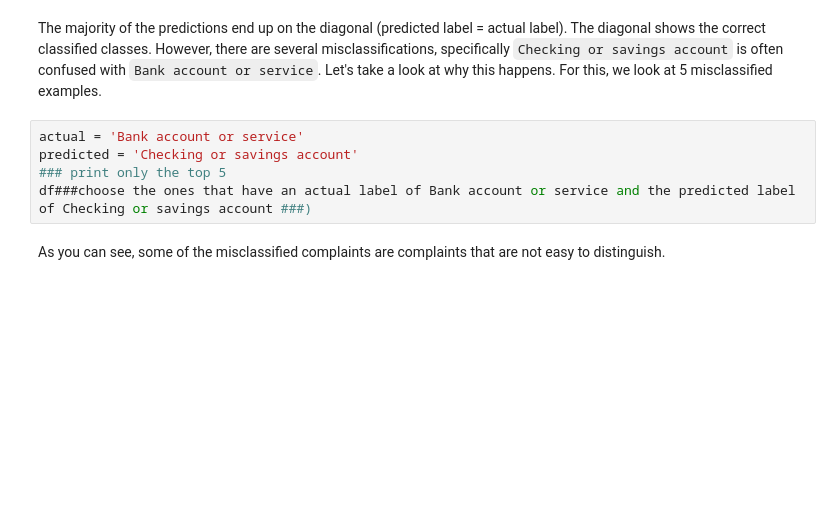
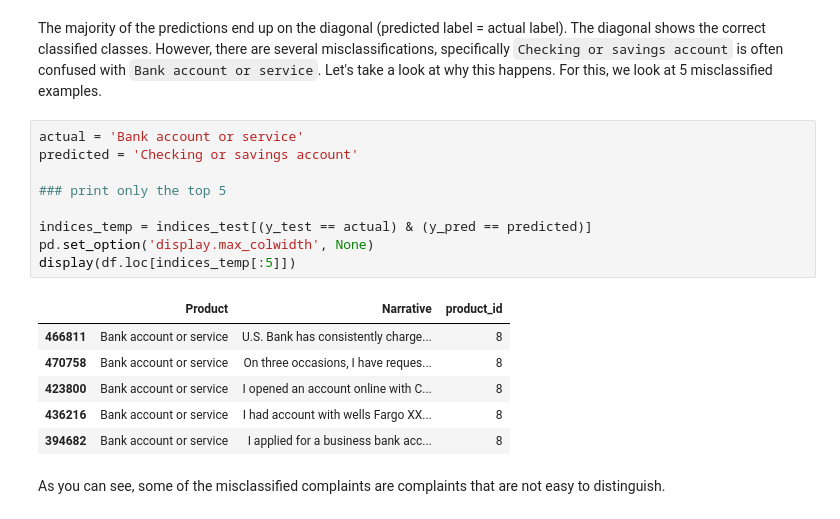
Before and after one commit to gsindlinger/IDSTA-Text-Miners, a Jupyter notebook: Assignments/Assignment 3/DSTA_assignment_3_students.ipynb, the cells around one changed output. Saved outputs shown, nothing was run; the diff lists cells and outputs as text; blank space fills up the shorter version.

```diff
--- a/Assignments/Assignment 3/DSTA_assignment_3_students.ipynb
+++ b/Assignments/Assignment 3/DSTA_assignment_3_students.ipynb
@@ -461,8 +497,19 @@ The majority of the predictions end up on the diagonal (predicted label = actual
 # %%
 actual = 'Bank account or service'
 predicted = 'Checking or savings account'
+
 ### print only the top 5
-df###choose the ones that have an actual label of Bank account or service and the predicted label of Checking or savings account ###)
+
+indices_temp = indices_test[(y_test == actual) & (y_pred == predicted)]
+pd.set_option('display.max_colwidth', None)
+display(df.loc[indices_temp[:5]])
+# %% [output]
+|  | Product | Narrative | product_id |
+| 466811 | Bank account or service | U.S. Bank has consistently charge... | 8 |
+| 470758 | Bank account or service | On three occasions, I have reques... | 8 |
+| 423800 | Bank account or service | I opened an account online with C... | 8 |
+| 436216 | Bank account or service | I had account with wells Fargo XX... | 8 |
+| 394682 | Bank account or service | I applied for a business bank acc... | 8 |
 # %% [markdown]
 As you can see, some of the misclassified complaints are complaints that are not easy to distinguish.
 # %% [markdown]
```
Also changed, not shown: parts of 9 cells of this notebook.
